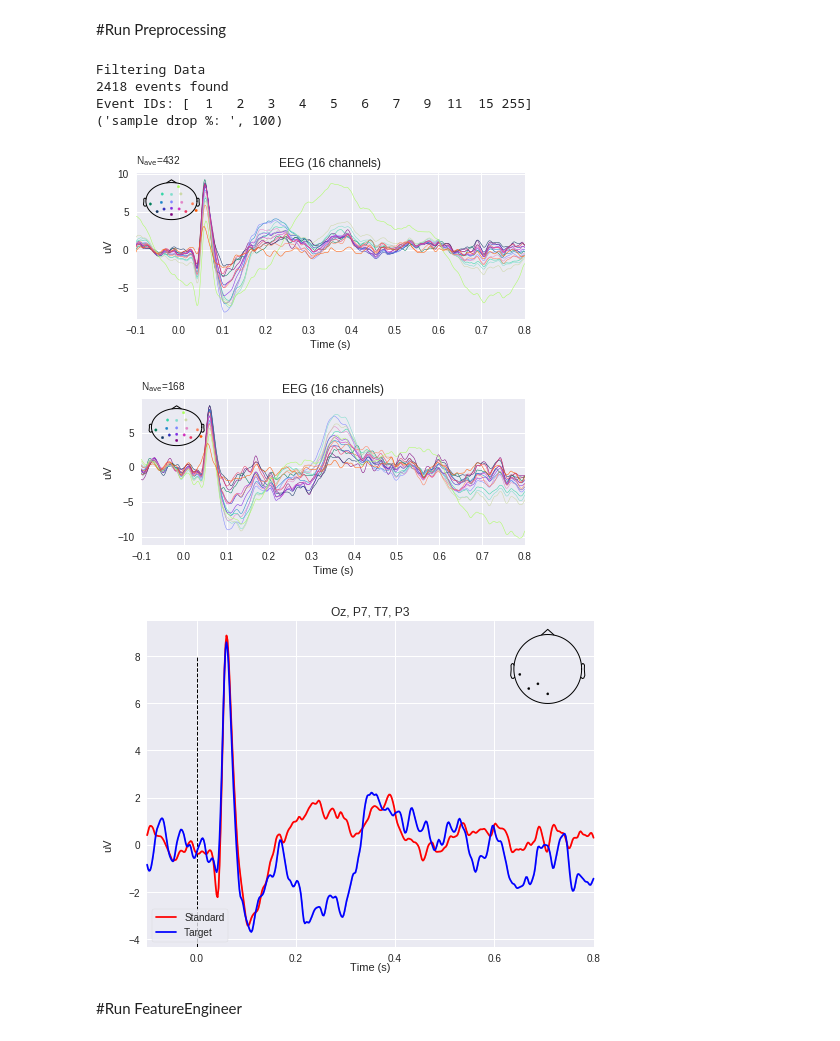
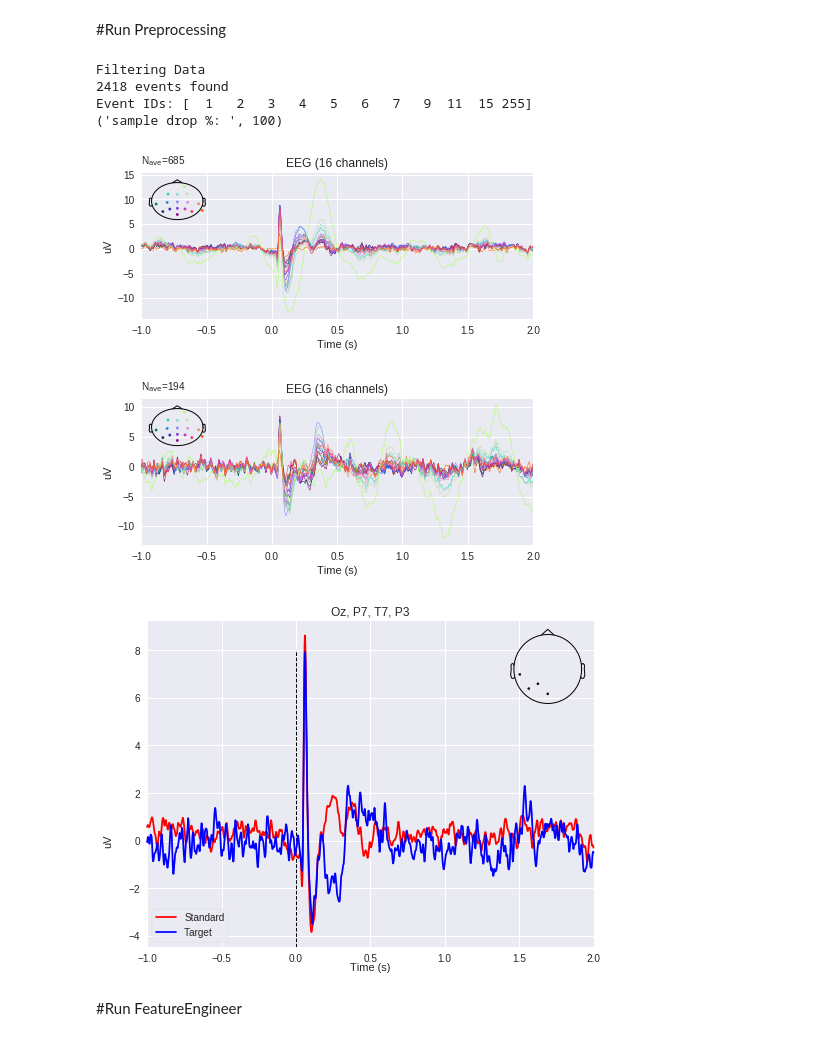
Before and after one commit to kylemath/DeepEEG, a Jupyter notebook: notebooks/DeepEEG.ipynb, the cells around one changed output. Cells and saved outputs as stored; diff of their text form; code cells hidden in the pictures.

```diff
--- a/notebooks/DeepEEG.ipynb
+++ b/notebooks/DeepEEG.ipynb
@@ -487,8 +94,10 @@ Loading Channel Locations
 # %% [markdown]
 #Load Muse Data from eeg-notebooks
 # %%
+from DeepEEG.utils import muse_load_data
+
 print('Muse data load')
-!git clone http://github.com/kylemath/eeg-notebooks/
+!git clone https://github.com/kylemath/eeg-notebooks/
 
 #Parameters#
 #subject folders in data folder
@@ -497,7 +106,7 @@ subs = [101, 102, 103, 104, 105, 106, 108, 109, 110, 111, 112,
         301, 302, 303, 304, 305, 306, 307, 308, 309]
 
 data_dir = 'visual/cueing'
-event_ids = ['LeftCue','RightCue']
+event_names = ['LeftCue','RightCue']
 nsesh = 2
 load_verbose = True
 
@@ -512,17 +121,19 @@ nsesh = 1
 subs = [ 1]
 nsesh = 1
 data_dir = 'visual/P300'
-event_ids = ['Standard','Target']
+event_names = ['Standard','Target']
 ##
 
 ## Can load other experiments like this - NN and CNN model works best here
 #subs = [ 4]
 #nsesh = 1
 #data_dir = 'visual/SSVEP'
-#event_ids = ['30Hz','20Hz']
+#event_names = ['30Hz','20Hz']
 
 ##
 
+sfreq = 256.
+event_nums = [1,2]
 
 #Load Data
 print('Loading Data')
@@ -559,24 +171,29 @@ Ready.
 # %% [markdown]
 #Run Preprocessing
 # %%
+from DeepEEG.tools import preprocess
 ##Preprocessing Settings
-event_id = {event_names[0]: event_nums[0], event_names[1]: event_nums[1]} #create dict
+event_id = {event_names[1]: event_nums[1], event_names[0]: event_nums[0]} #create dict
+
+epochs = preprocess(raw, event_id,
+                    plot_psd=False,plot_events=False)
+
+
+#plot_psd=False, filter_data=True,
+#eeg_filter_highpass=1, plot_events=False, epoch_time=(-.1,.8),
+#baseline=(-.1,0), rej_thresh_uV=150,
+#epoch_decim=1, plot_electrodes=True,
+#plot_erp=True
 
 #keep epoch_decim=1 if using frequency_domain
-
-epochs = preprocess(raw, event_id, event_names, plot_psd=False, filter_data=True,
-               eeg_filter_highpass=1, plot_events=False, epoch_time=(-.1,.8),
-               baseline=(-.1,0), rej_thresh_uV=150,
-               epoch_decim=1, plot_electrodes=True,
-               plot_erp=True)
 # %% [output]
 Filtering Data
 2418 events found
 Event IDs: [  1   2   3   4   5   6   7   9  11  15 255]
 ('sample drop %: ', 100)
-[figure, old version]
+[figure, new version]
-[figure, old version]
+[figure, new version]
-[figure, old version]
+[figure, new version]
 # %% [markdown]
 #Run FeatureEngineer
 # %%
```
Also changed, not shown: parts of 18 cells of this notebook.
